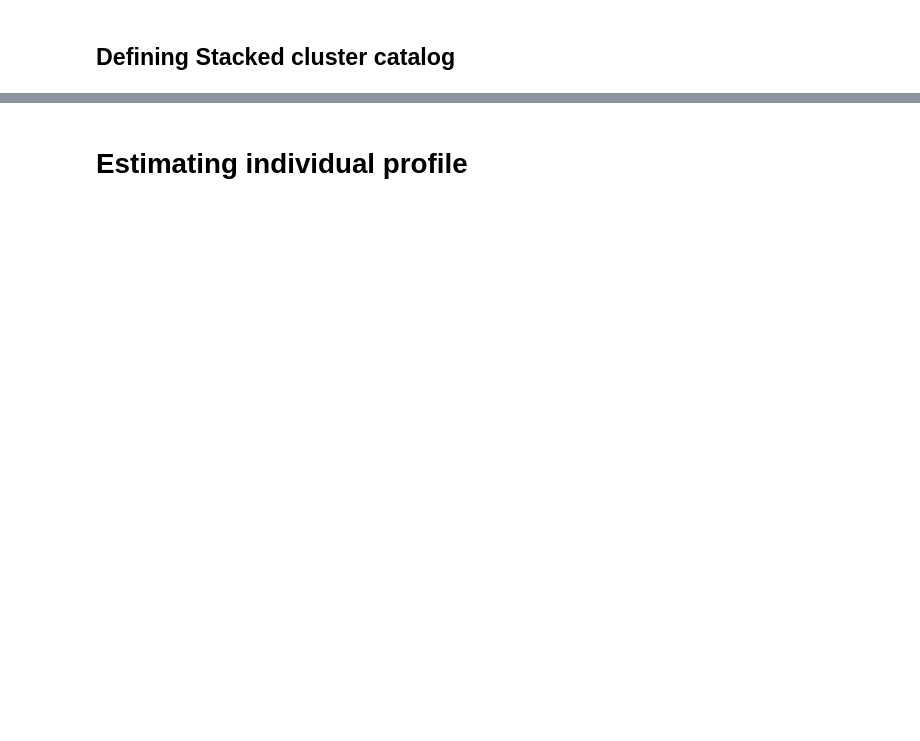
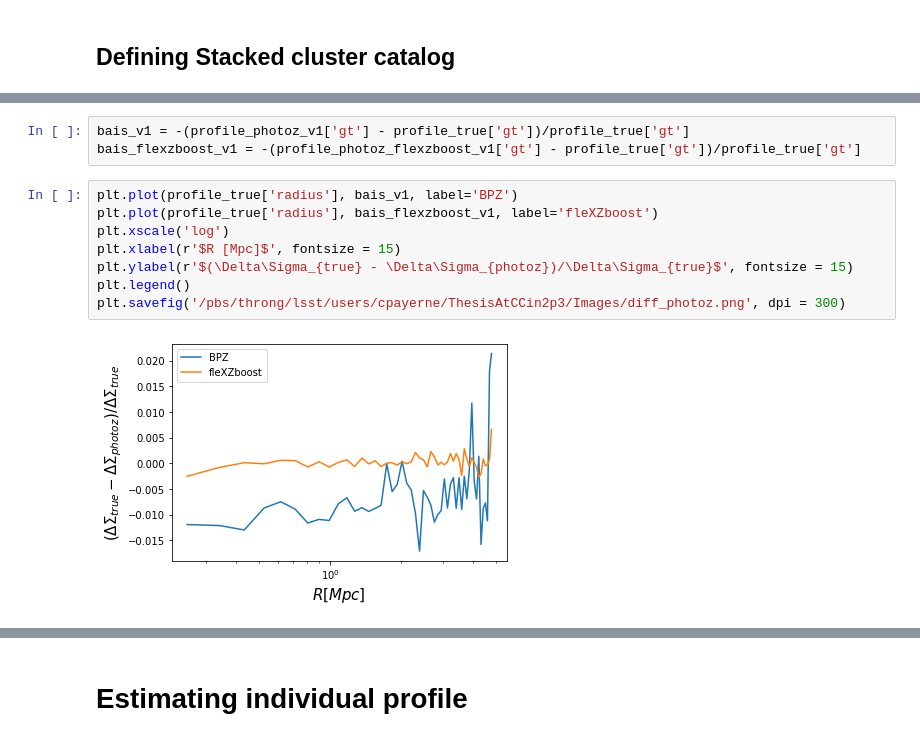
Before and after one commit to payerne/DC2Analysis, a Jupyter notebook: examples/Example_Fit_Halo_mass_cosmoDC2.ipynb, the cells around one changed output, grey strips where cells are left out. Drawn from its saved outputs; the diff is of its cells as text; blank space fills up the shorter version.

```diff
--- a/examples/Example_Fit_Halo_mass_cosmoDC2.ipynb
+++ b/examples/Example_Fit_Halo_mass_cosmoDC2.ipynb
@@ -93,0 +158,13 @@ profile = stack.make_binned_profile(cl = cl, bin_edges = bin_edges)
+# %%
+bais_v1 = -(profile_photoz_v1['gt'] - profile_true['gt'])/profile_true['gt']
+bais_flexzboost_v1 = -(profile_photoz_flexzboost_v1['gt'] - profile_true['gt'])/profile_true['gt']
+# %%
+plt.plot(profile_true['radius'], bais_v1, label='BPZ')
+plt.plot(profile_true['radius'], bais_flexzboost_v1, label='fleXZboost')
+plt.xscale('log')
+plt.xlabel(r'$R [Mpc]$', fontsize = 15)
+plt.ylabel(r'$(\Delta\Sigma_{true} - \Delta\Sigma_{photoz})/\Delta\Sigma_{true}$', fontsize = 15)
+plt.legend()
+plt.savefig('/pbs/throng/lsst/users/cpayerne/ThesisAtCCin2p3/Images/diff_photoz.png', dpi = 300)
+# %% [output]
+[figure, added]
```
Also changed, not shown: parts of 41 cells of this notebook, 16 other files.
